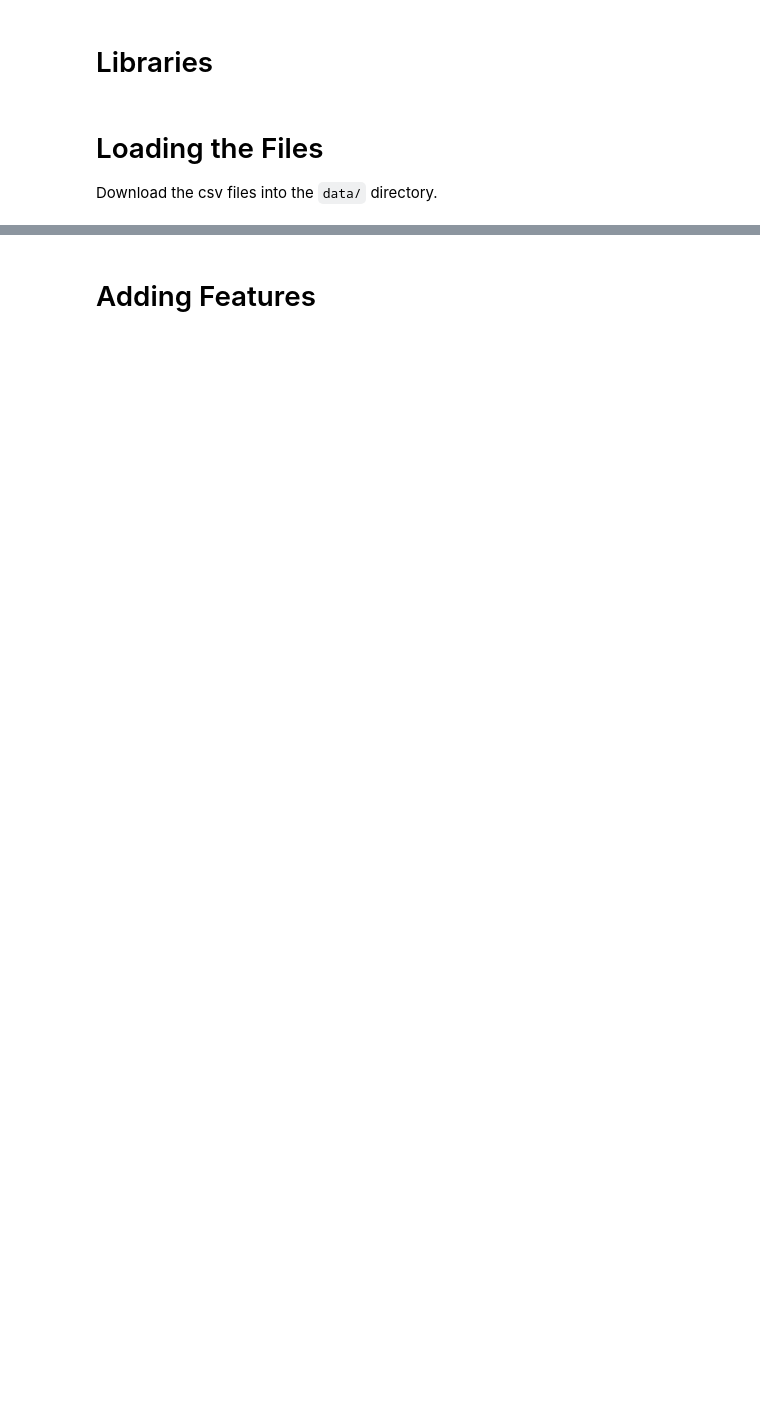
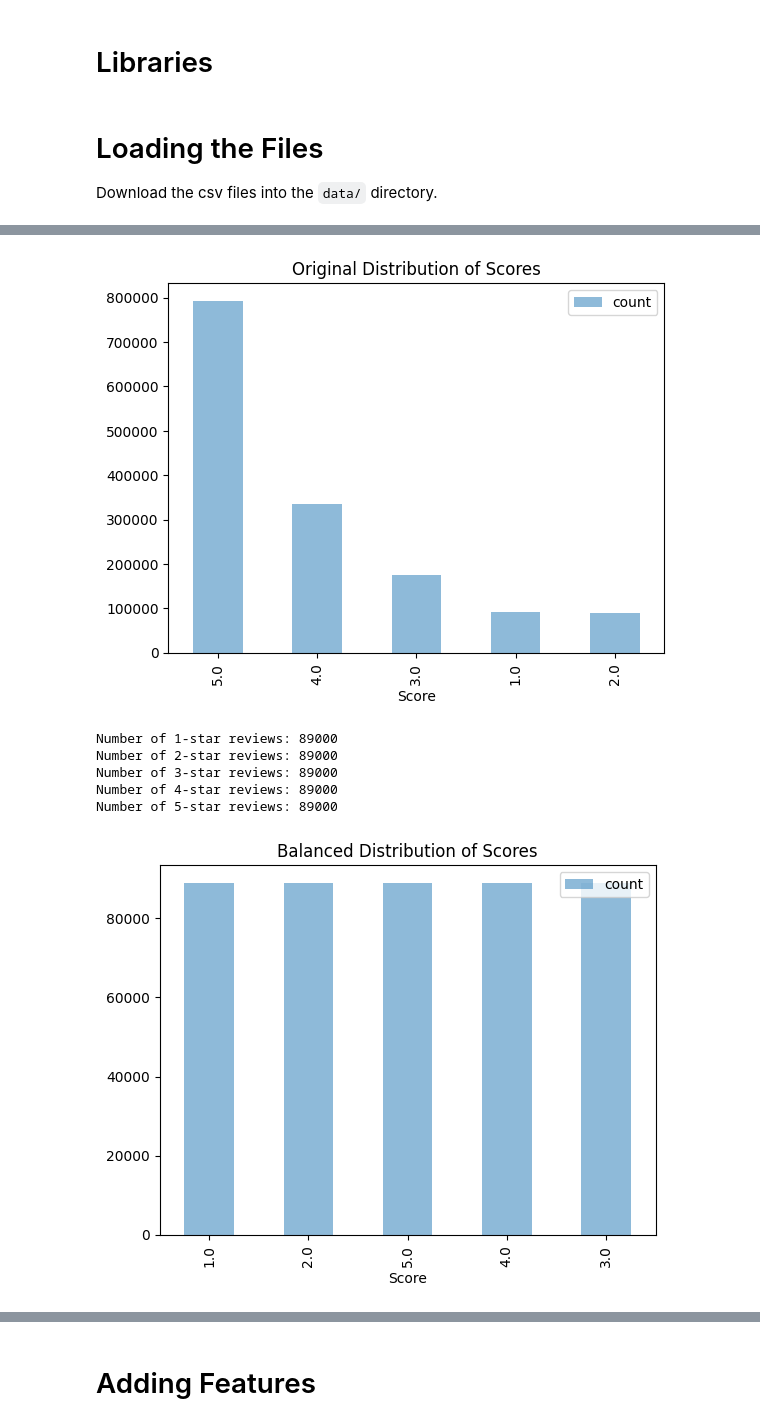
Before and after one commit to rgeisberg/MidtermCS506, a Jupyter notebook: starter_code.ipynb, the cells around one changed output, grey strips where cells are left out. Cells and saved outputs as stored; diff of their text form; code cells hidden in the pictures; blank space fills up the shorter version.

Commit message:
the dataset is balanced, but its saying there is no score column

```diff
--- a/starter_code.ipynb
+++ b/starter_code.ipynb
@@ -57,0 +19,77 @@ EVERYTHING IS PROPERLY SET UP! YOU ARE READY TO START
+# %%
+trainingSet = pd.read_csv("data/train.csv")
+testingSet = pd.read_csv("data/test.csv")
+
+trainingSet['Score'].value_counts().plot(kind='bar', legend=True, alpha=.5)
+plt.title("Original Distribution of Scores")
+plt.show()
+
+#here we want to balance the training set!! this is because the training set is too big and i just dont
+#want to deal, so i am going to make it smaller and downsize the 5 star reviews becaused there are too many of them!! :)
+
+
+# Collect all reviews in a list
+
+# Define the review threshold for each star rating (e.g., 10,000 reviews per rating)
+review_threshold = 89000
+
+# Step 1: Start with all Ids from the testingSet, but instead of concatenating directly, collect reviews in a list
+collected_reviews = []
+
+# Step 2: Include all reviews from testingSet Ids first
+for id_value in testingSet['Id']:
+    # Get all reviews for this Id from the train set
+    id_reviews = trainingSet[trainingSet['Id'] == id_value]
+    collected_reviews.append(id_reviews)
+
+# Step 3: For each star rating (1 to 5 stars), add reviews from the trainingSet until the threshold is met
+for rating in [1, 2, 3, 4, 5]:
+    rating_reviews = trainingSet[trainingSet['Score'] == rating]
+
+    # Count how many reviews for this rating are already in the balanced set
+    current_count = sum([df[df['Score'] == rating].shape[0] for df in collected_reviews])
+
+    # Calculate how many more reviews are needed to reach the threshold
+    reviews_needed = review_threshold - current_count
+
+    if reviews_needed > 0:
+
+        if reviews_needed > len(rating_reviews):
+            reviews_needed = len(rating_reviews)
+
+        # Sample additional reviews from the remaining trainingSet for this rating
+        additional_reviews = rating_reviews.sample(reviews_needed, replace=False, random_state=42)
+
+        # Add the sampled reviews to the collected reviews
+        collected_reviews.append(additional_reviews)
+
+# Step 4: Once all reviews are collected, concatenate them into one DataFrame
+balanced_training_set = pd.concat(collected_reviews).sample(frac=1, random_state=42).reset_index(drop=True)
+
+# Loop through each star rating (1 to 5 stars) and print the number of reviews
+for rating in [1, 2, 3, 4, 5]:
+    review_count = balanced_training_set[balanced_training_set['Score'] == rating].shape[0]
+    print(f"Number of {rating}-star reviews: {review_count}")
+
+
+# Step 5: Plot the distribution of ratings in the final balanced set
+balanced_training_set['Score'].value_counts().plot(kind='bar', legend=True, alpha=.5)
+plt.title("Balanced Distribution of Scores")
+plt.show()
+
+# Step 6: Final output
+print()
+print("Balanced training set shape:", balanced_training_set.shape)
+print("Balanced training set is ready for use!")
+
+
+print()
+print("EVERYTHING IS PROPERLY SET UP! YOU ARE READY TO START")
+# %% [output]
+[figure, added]
+Number of 1-star reviews: 89000
+Number of 2-star reviews: 89000
+Number of 3-star reviews: 89000
+Number of 4-star reviews: 89000
+Number of 5-star reviews: 89000
+[figure, added]
```
Also changed, not shown: parts of 9 cells of this notebook.
